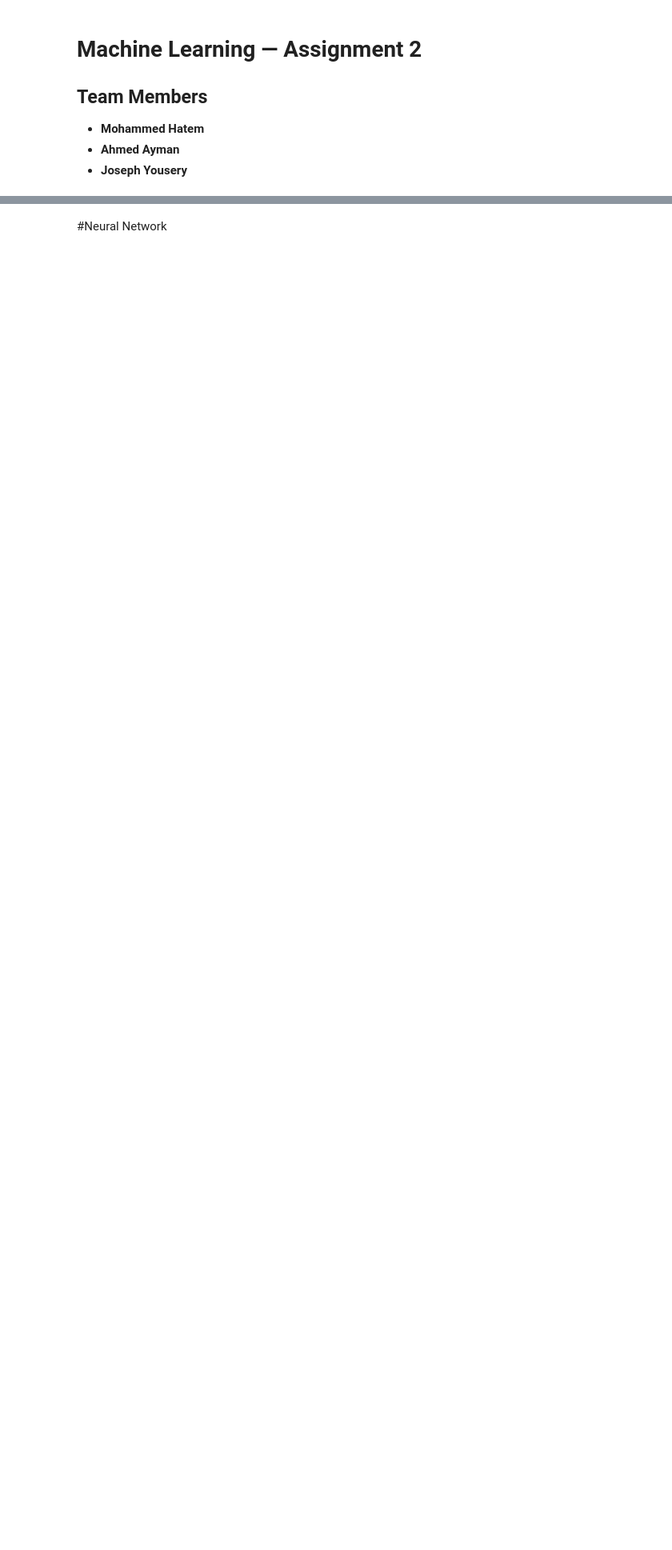
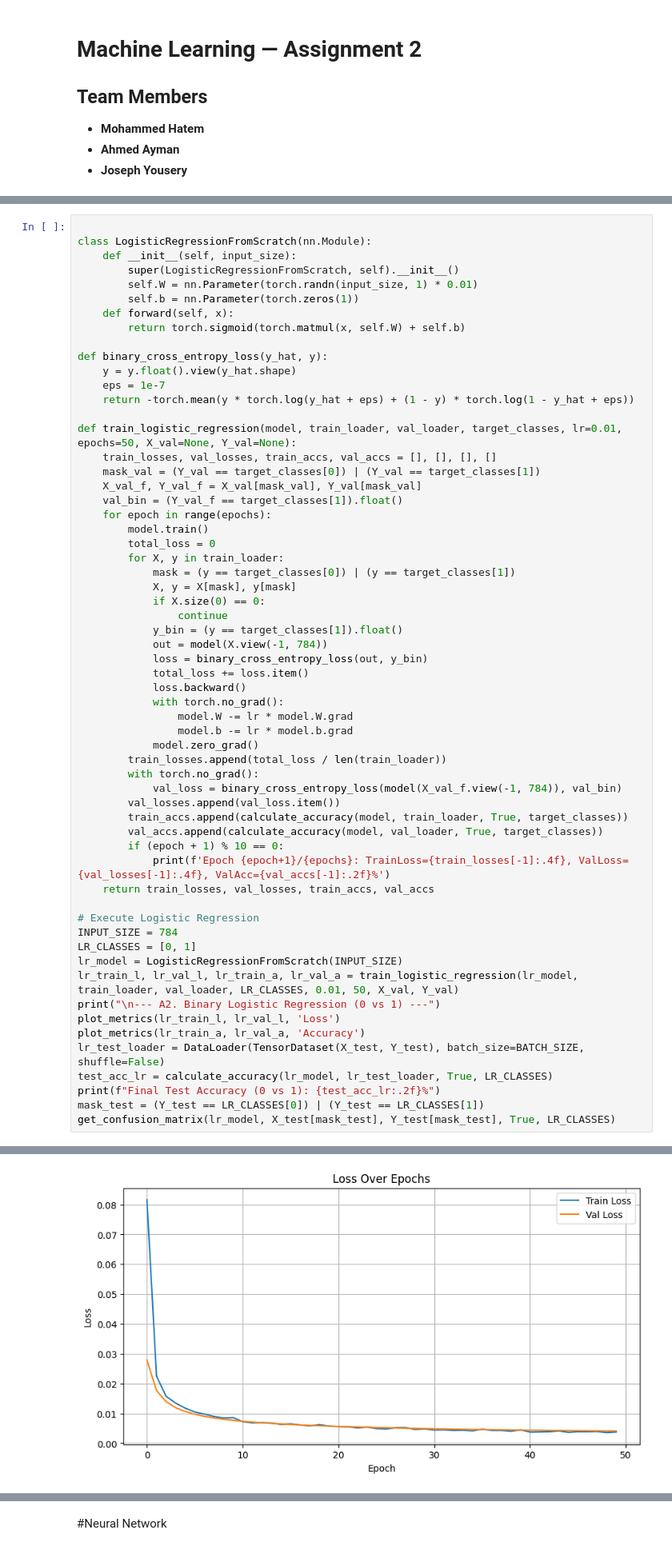
Before and after one commit to Mohammed-Hatem/mnist-linear-and-deep, a Jupyter notebook: ML_Assignment_2.ipynb, the cells around one changed output, grey strips where cells are left out. Shown at 80% size. Cells and saved outputs as stored; diff of their text form; blank space fills up the shorter version.

```diff
--- a/ML_Assignment_2.ipynb
+++ b/ML_Assignment_2.ipynb
@@ -11,0 +121,61 @@
+# %%
+
+class LogisticRegressionFromScratch(nn.Module):
+    def __init__(self, input_size):
+        super(LogisticRegressionFromScratch, self).__init__()
+        self.W = nn.Parameter(torch.randn(input_size, 1) * 0.01)
+        self.b = nn.Parameter(torch.zeros(1))
+    def forward(self, x):
+        return torch.sigmoid(torch.matmul(x, self.W) + self.b)
+
+def binary_cross_entropy_loss(y_hat, y):
+    y = y.float().view(y_hat.shape)
+    eps = 1e-7
+    return -torch.mean(y * torch.log(y_hat + eps) + (1 - y) * torch.log(1 - y_hat + eps))
+
+def train_logistic_regression(model, train_loader, val_loader, target_classes, lr=0.01, epochs=50, X_val=None, Y_val=None):
+    train_losses, val_losses, train_accs, val_accs = [], [], [], []
+    mask_val = (Y_val == target_classes[0]) | (Y_val == target_classes[1])
+    X_val_f, Y_val_f = X_val[mask_val], Y_val[mask_val]
+    val_bin = (Y_val_f == target_classes[1]).float()
+    for epoch in range(epochs):
+        model.train()
+        total_loss = 0
+        for X, y in train_loader:
+            mask = (y == target_classes[0]) | (y == target_classes[1])
+            X, y = X[mask], y[mask]
+            if X.size(0) == 0:
+                continue
+            y_bin = (y == target_classes[1]).float()
+            out = model(X.view(-1, 784))
+            loss = binary_cross_entropy_loss(out, y_bin)
+            total_loss += loss.item()
+            loss.backward()
+            with torch.no_grad():
+                model.W -= lr * model.W.grad
+                model.b -= lr * model.b.grad
+            model.zero_grad()
+        train_losses.append(total_loss / len(train_loader))
+        with torch.no_grad():
+            val_loss = binary_cross_entropy_loss(model(X_val_f.view(-1, 784)), val_bin)
+        val_losses.append(val_loss.item())
+        train_accs.append(calculate_accuracy(model, train_loader, True, target_classes))
+        val_accs.append(calculate_accuracy(model, val_loader, True, target_classes))
+        if (epoch + 1) % 10 == 0:
+            print(f'Epoch {epoch+1}/{epochs}: TrainLoss={train_losses[-1]:.4f}, ValLoss={val_losses[-1]:.4f}, ValAcc={val_accs[-1]:.2f}%')
+    return train_losses, val_losses, train_accs, val_accs
+
+# Execute Logistic Regression
+INPUT_SIZE = 784
+LR_CLASSES = [0, 1]
+lr_model = LogisticRegressionFromScratch(INPUT_SIZE)
+lr_train_l, lr_val_l, lr_train_a, lr_val_a = train_logistic_regression(lr_model, train_loader, val_loader, LR_CLASSES, 0.01, 50, X_val, Y_val)
+print("\n--- A2. Binary Logistic Regression (0 vs 1) ---")
+plot_metrics(lr_train_l, lr_val_l, 'Loss')
+plot_metrics(lr_train_a, lr_val_a, 'Accuracy')
+lr_test_loader = DataLoader(TensorDataset(X_test, Y_test), batch_size=BATCH_SIZE, shuffle=False)
+test_acc_lr = calculate_accuracy(lr_model, lr_test_loader, True, LR_CLASSES)
+print(f"Final Test Accuracy (0 vs 1): {test_acc_lr:.2f}%")
+mask_test = (Y_test == LR_CLASSES[0]) | (Y_test == LR_CLASSES[1])
+get_confusion_matrix(lr_model, X_test[mask_test], Y_test[mask_test], True, LR_CLASSES)
+# %% [output]
@@ -11,0 +189 @@
+[figure, added]
```
Also changed, not shown: parts of 17 cells of this notebook.
